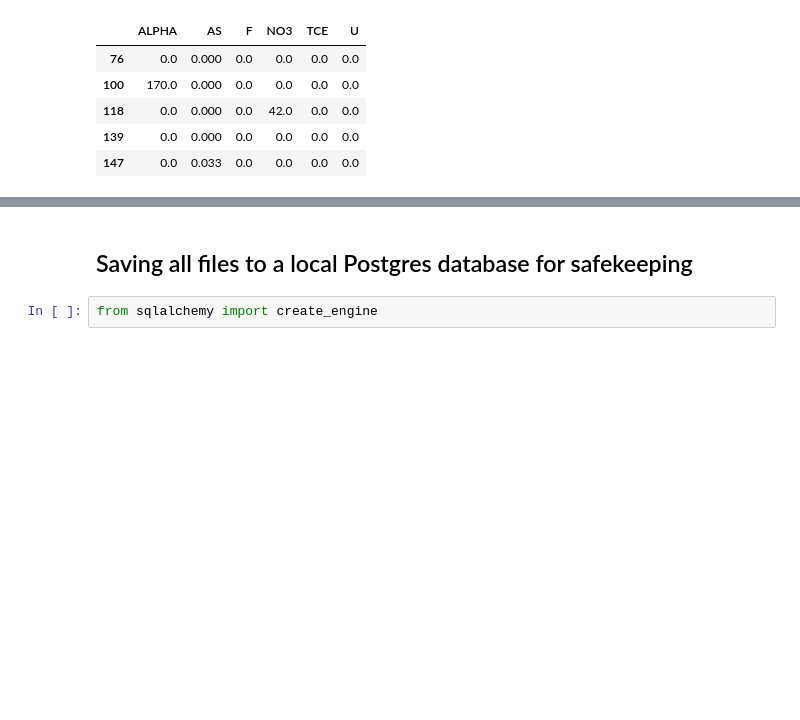
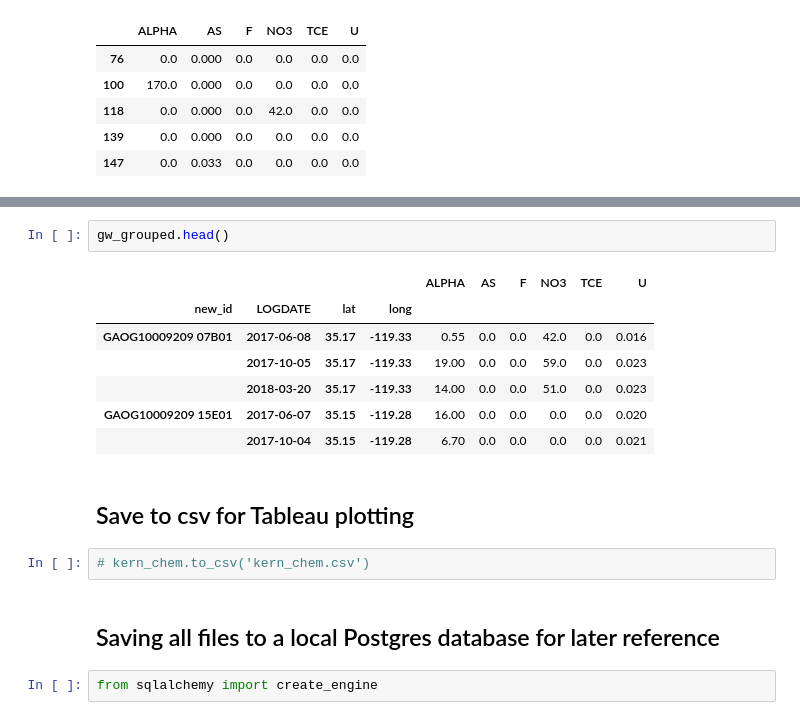
Before and after one commit to waterdatacollaborative/NicoleLook_Drinking-Water-Contaminant-Classification, a Jupyter notebook: Capstone.ipynb, the cells around one changed output, grey strips where cells are left out. Saved outputs shown, nothing was run; the diff lists cells and outputs as text; blank space fills up the shorter version.

```diff
--- a/Capstone.ipynb
+++ b/Capstone.ipynb
@@ -978,5 +1014,19 @@ ValueError: Incompatible dimension for X and Y matrices: X.shape[1] == 11122 whi
+# %%
+gw_grouped.head()
+# %% [output]
+|  |  |  |  | ALPHA | AS | F | NO3 | TCE | U |
+| new_id | LOGDATE | lat | long |  |  |  |  |  |  |
+| GAOG10009209 07B01 | 2017-06-08 | 35.17 | -119.33 | 0.55 | 0.0 | 0.0 | 42.0 | 0.0 | 0.016 |
+|  | 2017-10-05 | 35.17 | -119.33 | 19.00 | 0.0 | 0.0 | 59.0 | 0.0 | 0.023 |
+|  | 2018-03-20 | 35.17 | -119.33 | 14.00 | 0.0 | 0.0 | 51.0 | 0.0 | 0.023 |
+| GAOG10009209 15E01 | 2017-06-07 | 35.15 | -119.28 | 16.00 | 0.0 | 0.0 | 0.0 | 0.0 | 0.020 |
+|  | 2017-10-04 | 35.15 | -119.28 | 6.70 | 0.0 | 0.0 | 0.0 | 0.0 | 0.021 |
+# %% [markdown]
+## Save to csv for Tableau plotting
+# %%
+# kern_chem.to_csv('kern_chem.csv')
 # %% [markdown]
-## Saving all files to a local Postgres database for safekeeping
+## Saving all files to a local Postgres database for later reference
 # %%
 from sqlalchemy import create_engine
 # %%
```
Also changed, not shown: parts of 27 cells of this notebook.
